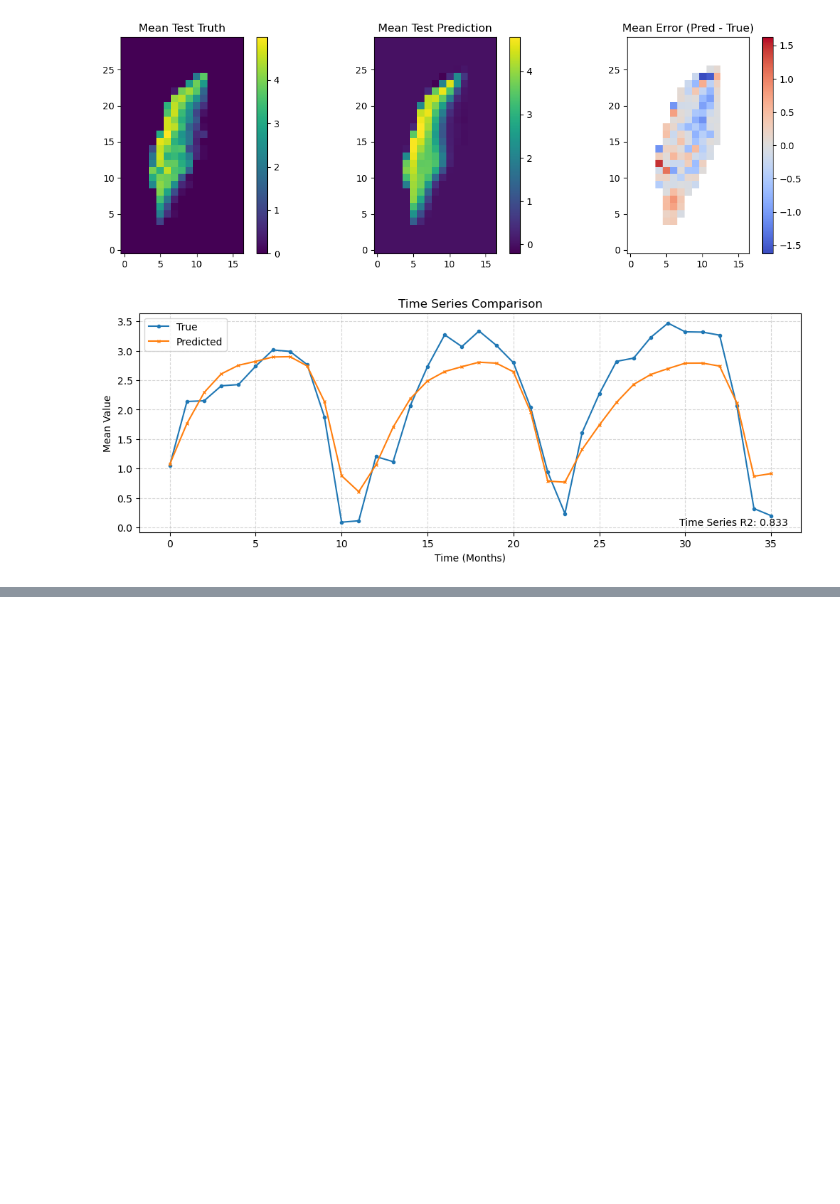
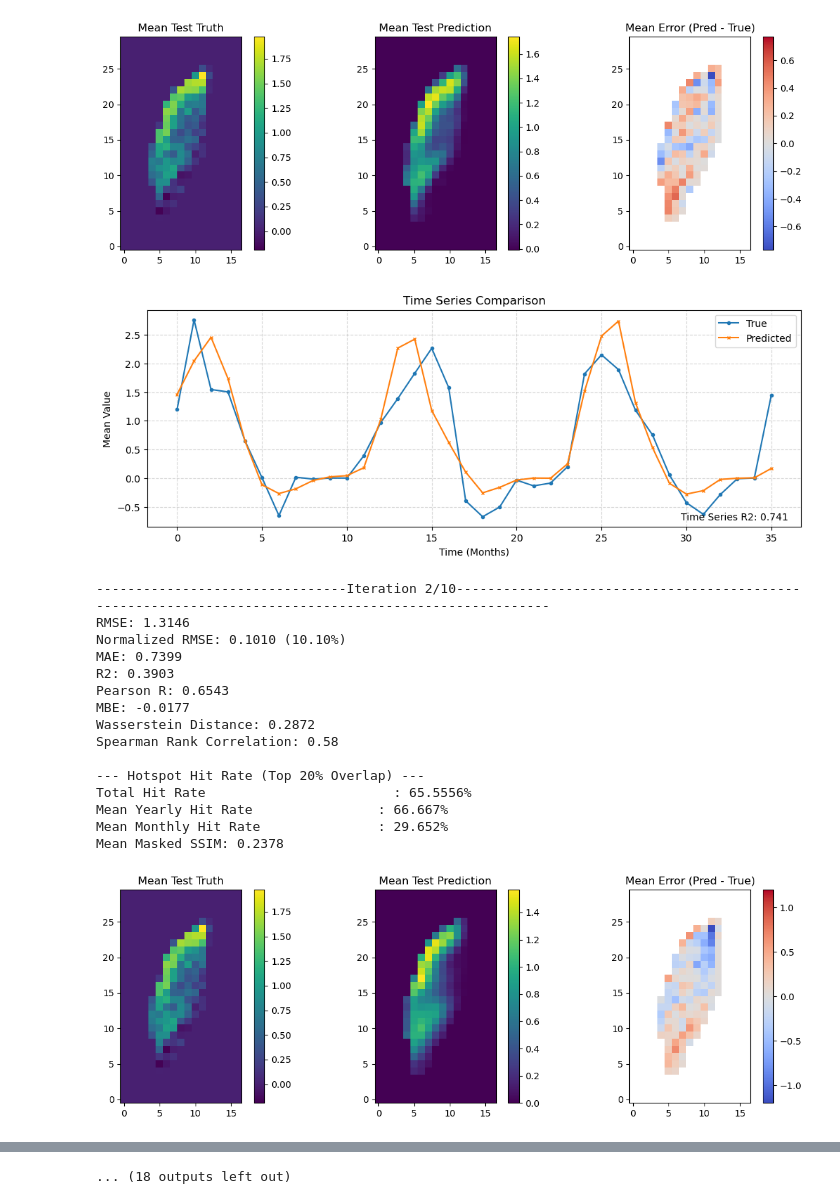
Before and after one commit to rubarriuso/TFM, a Jupyter notebook: modelado/DL_regression.ipynb, the cells around one changed output, grey strips where cells are left out. Cells and saved outputs as stored; diff of their text form; code cells hidden in the pictures; blank space fills up the shorter version.

```diff
--- a/modelado/DL_regression.ipynb
+++ b/modelado/DL_regression.ipynb
@@ -176,10 +194,12 @@ m = mask
 m = m.transpose("time", "lat", "lon")
 
 
-vars_ = [temp, so, zo, temp_bottom,
+vars_ = [temp, temp_bottom,
+        so, zo,
         ugo, vgo, mixed,
-        cdm, #chl,  pp,
+        cdm, #chl, pp,
         month_sin, month_cos,
+        # moon_phase,
         # lat, lon,
         # depth,
         ]
@@ -236,7 +256,7 @@ def create_windows(X, y, m, window=12):
         torch.tensor(np.stack(m_seq), dtype=torch.float32),
     )
 
-window = 12 #12 months
+window = 12 #months
 
 X_train, y_train, m_train = create_windows(train_X, train_y, m_train, window)
 X_test, y_test, m_test = create_windows(test_X, test_y, m_test, window)
@@ -308,8 +328,6 @@ torch.Size([96, 12, 10, 62, 25]) torch.Size([36, 12, 10, 62, 25])
 torch.Size([96, 30, 17]) torch.Size([36, 30, 17])
 torch.Size([96, 30, 17]) torch.Size([36, 30, 17])
 # %%
-# -------- UNet 3D blocks--------
-
 # -------- Basic Conv Block --------
 class ConvBlock(nn.Module):
     def __init__(self, in_ch, out_ch):
@@ -318,7 +336,7 @@ class ConvBlock(nn.Module):
             nn.Conv3d(in_ch, out_ch, 3, padding=1),
             nn.BatchNorm3d(out_ch),
             nn.PReLU(out_ch),
-            nn.Dropout3d(0.3),
+            nn.Dropout3d(0.2),
             nn.Conv3d(out_ch, out_ch, 3, padding=1),
             nn.BatchNorm3d(out_ch),
             nn.PReLU(out_ch),
@@ -1242,7 +1279,41 @@ def compute_metrics_dl(y_true, y_pred, mask_spatial):
 # %%
-compute_metrics_dl(
-    y_true=all_targets,
-    y_pred=all_preds,
-    mask_spatial=all_masks
-)
+columns = ["r2", "pearson_corr", "r2_plot","mean_ssim", "rmse", "nrmse", "mae", "mbe", "w_dist", "spearman_corr", "hit_rate_percent", "mean_yearly_hit_rate", "mean_monthly_hit_rate"]
+metrics_df = pd.DataFrame(columns=columns)
+time_series_list = []
+
+for i in range(iters):
+    print(f"--------------------------------Iteration {i+1}/{iters}------------------------------------------------------------------------------------------------------")
+    model.load_state_dict(torch.load(f"./modelos/runs/Regression/{model_name}_{i+1}.pth", map_location=device))
+    model.to(device)
+    model.eval()
+    all_preds = []
+    all_targets = []
+    all_masks = []
+
+    with torch.no_grad():
+        for x, y, m in test_loader:
+            x = x.to(device)
+
+            # Output shape: (B, H, W)
+            pred = model(x).squeeze(1)
+
+            # Keep them raw; do not multiply by m here
+            all_preds.append(pred.cpu().numpy())
+            all_targets.append(y.cpu().numpy())
+            all_masks.append(m.cpu().numpy())
+
+    # Concatenate along the batch dimension (N, H, W)
+    all_preds = np.concatenate(all_preds, axis=0)
+    all_targets = np.concatenate(all_targets, axis=0)
+    all_masks = np.concatenate(all_masks, axis=0)
+
+    mean_pred = all_preds.mean(axis=0)     # (H, W)
+    mean_true = all_targets.mean(axis=0)   # (H, W)
+    metrics, time_series, time_series_true = regression_metrics_dl(
+        y_true=all_targets,
+        y_pred=all_preds,
+        mask_spatial=all_masks
+    )
+    time_series_list.append(time_series)
+    metrics_df.loc[len(metrics_df)] = metrics
 # %% [output]
@@ -1266,2 +1335,18 @@ Mean Masked SSIM: 0.5590
-[figure, old version]
+[figure, new version]
-[figure, old version]
+[figure, new version]
+--------------------------------Iteration 2/10------------------------------------------------------------------------------------------------------
+RMSE: 1.3146
+Normalized RMSE: 0.1010 (10.10%)
+MAE: 0.7399
+R2: 0.3903
+Pearson R: 0.6543
+MBE: -0.0177
+Wasserstein Distance: 0.2872
+Spearman Rank Correlation: 0.58
+
+--- Hotspot Hit Rate (Top 20% Overlap) ---
+Total Hit Rate                        : 65.5556%
+Mean Yearly Hit Rate                : 66.667%
+Mean Monthly Hit Rate               : 29.652%
+Mean Masked SSIM: 0.2378
+[figure, added]
@@ -1267,0 +1388 @@ Mean Masked SSIM: 0.5590
+... (18 outputs left out)
```
Also changed, not shown: parts of 16 cells of this notebook, 46 other files.
